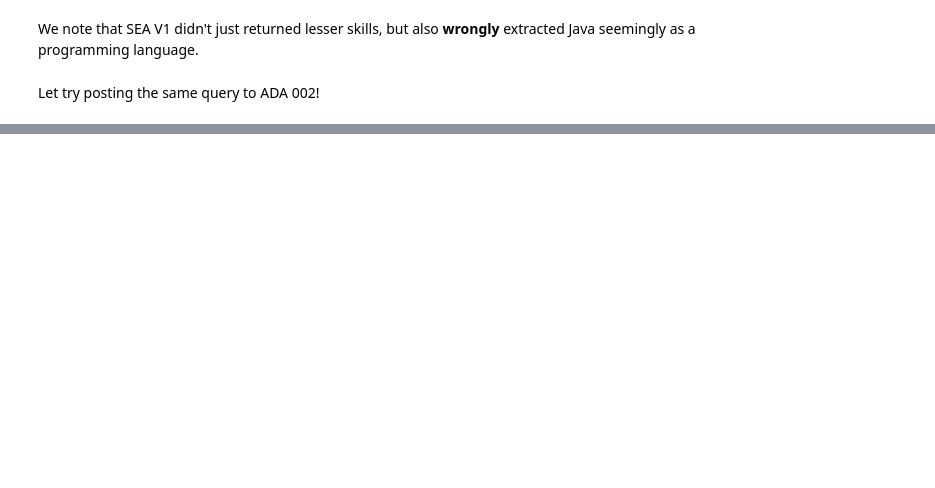
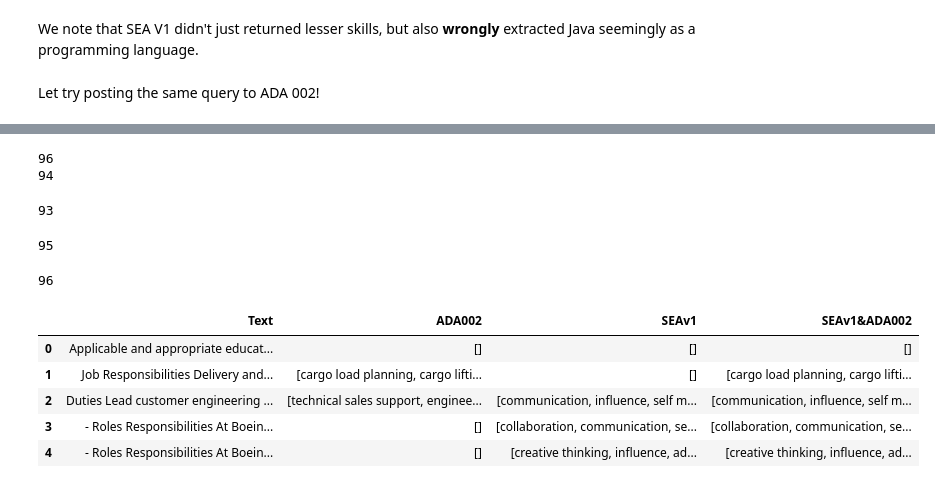
Before and after one commit to chua0332/semantic_skill_extractions, a Jupyter notebook: notebooks/skills_extraction.ipynb, the cells around one changed output, grey strips where cells are left out. Saved outputs shown, nothing was run; the diff lists cells and outputs as text; code cells hidden in the pictures; blank space fills up the shorter version.

```diff
--- a/notebooks/skills_extraction.ipynb
+++ b/notebooks/skills_extraction.ipynb
@@ -208,0 +682,42 @@ Laboratory Data Analysis
+# %%
+print(len(job_postings_list))
+print(len(skill_list))
+# %% [output]
+96
+94
+# %%
+skill_list.insert(3, ['People Development', 'Learning and Development Strategy', 'Staff Continuous Learning', 'People Capability Development','People and Relationship Management', 'Learning and Development Framework Management'])
+len(skill_list)
+# %% [output]
+93
+# %%
+skill_list.insert(7, [])
+len(skill_list)
+# %% [output]
+95
+# %%
+skill_list.insert(60, [])
+len(skill_list)
+# %% [output]
+96
+# %%
+ada002_df = pd.DataFrame(list(zip(job_postings_list, skill_list)),columns=['Text', 'ADA002'])
+#Rerun the for loop to extract mpnet & SEAv1 skills first
+ada002_df['SEAv1'] = final_dataframe['SEAv1']
+# %%
+
+#Transforming everything to lowercase firt
+ada002_df['ADA002'] = ada002_df['ADA002'].map(lambda x: [i.lower() for i in x])
+ada002_df['SEAv1'] = ada002_df['SEAv1'].map(lambda x: [i.lower() for i in x])
+
+#Combinining and then removing duplicates
+ada002_df['SEAv1&ADA002'] = ada002_df['SEAv1'] + ada002_df['ADA002']
+ada002_df['SEAv1&ADA002'] = ada002_df['SEAv1&ADA002'].map(lambda x: list(dict.fromkeys(x)))
+ada002_df.head()
+# %% [output]
+|  | Text | ADA002 | SEAv1 | SEAv1&ADA002 |
+| 0 | Applicable and appropriate educat... | [] | [] | [] |
+| 1 | Job Responsibilities Delivery and... | [cargo load planning, cargo lifti... | [] | [cargo load planning, cargo lifti... |
+| 2 | Duties Lead customer engineering ... | [technical sales support, enginee... | [communication, influence, self m... | [communication, influence, self m... |
+| 3 | - Roles Responsibilities At Boein... | [] | [collaboration, communication, se... | [collaboration, communication, se... |
+| 4 | - Roles Responsibilities At Boein... | [] | [creative thinking, influence, ad... | [creative thinking, influence, ad... |
```
Also changed, not shown: parts of 62 cells of this notebook.
